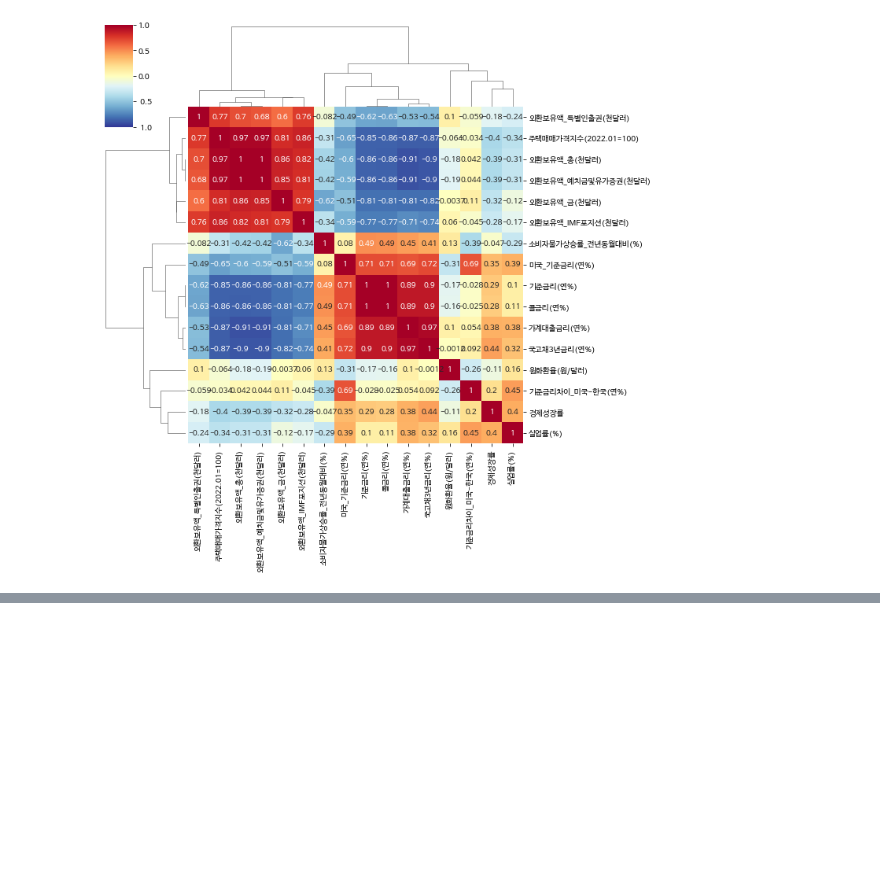
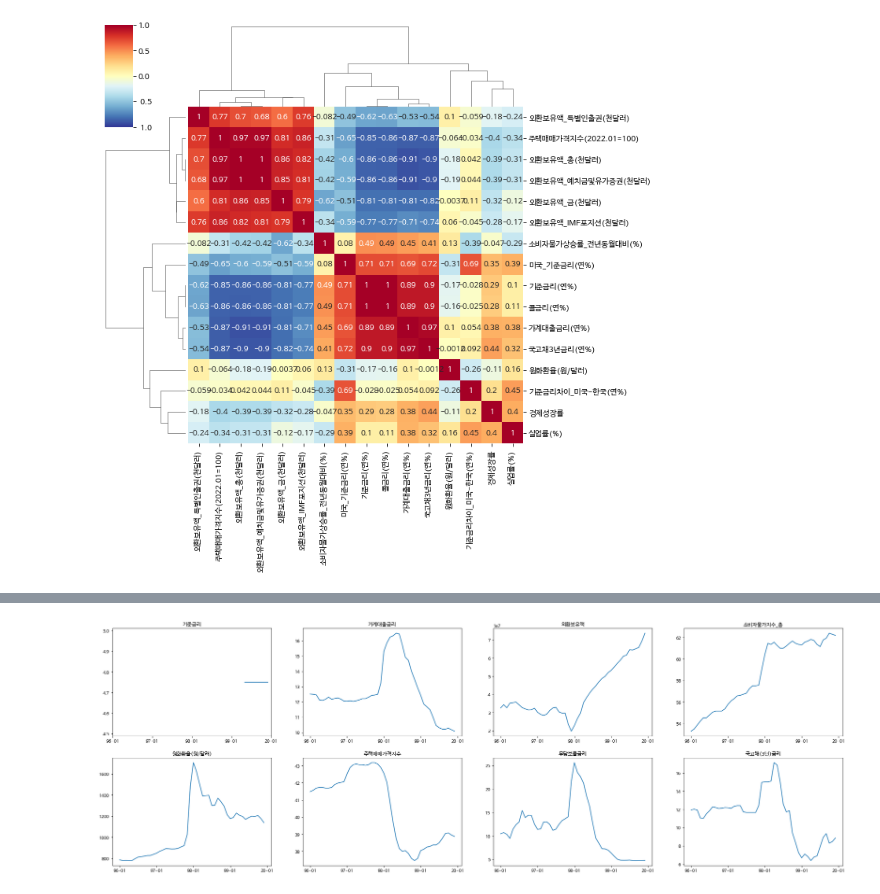
Before and after one commit to nan-park/section2_project, a Jupyter notebook: data_visualization.ipynb, the cells around one changed output, grey strips where cells are left out. Saved outputs shown, nothing was run; the diff lists cells and outputs as text; code cells hidden in the pictures; blank space fills up the shorter version.

```diff
--- a/data_visualization.ipynb
+++ b/data_visualization.ipynb
@@ -260,0 +266,3 @@ plt.show()
+# %%
+kor_overall = pd.read_csv('kor_overall_data_clean.csv', index_col=0)
+kor_overall
@@ -260,0 +283,14 @@ plt.show()
+# %%
+fig, ax = plt.subplots(2, 4, figsize=(30, 10), )
+for i in range(len(kor_overall.columns)):
+  col = kor_overall.columns[i]
+  series = kor_overall.loc['1996':'2000', col]
+  series.index = series.index.astype(str).str[2:-3]
+  ax[i//4, i%4].set_title(col)
+  ax[i//4, i%4].plot(series.index, series.values)
+  date_range = ['96-01', '97-01', '98-01', '99-01', '20-01']
+  ax[i//4, i%4].set_xticks(date_range)
+
+plt.show()
+# %% [output]
+[figure, added]
```
Also changed, not shown: parts of 4 cells of this notebook.
